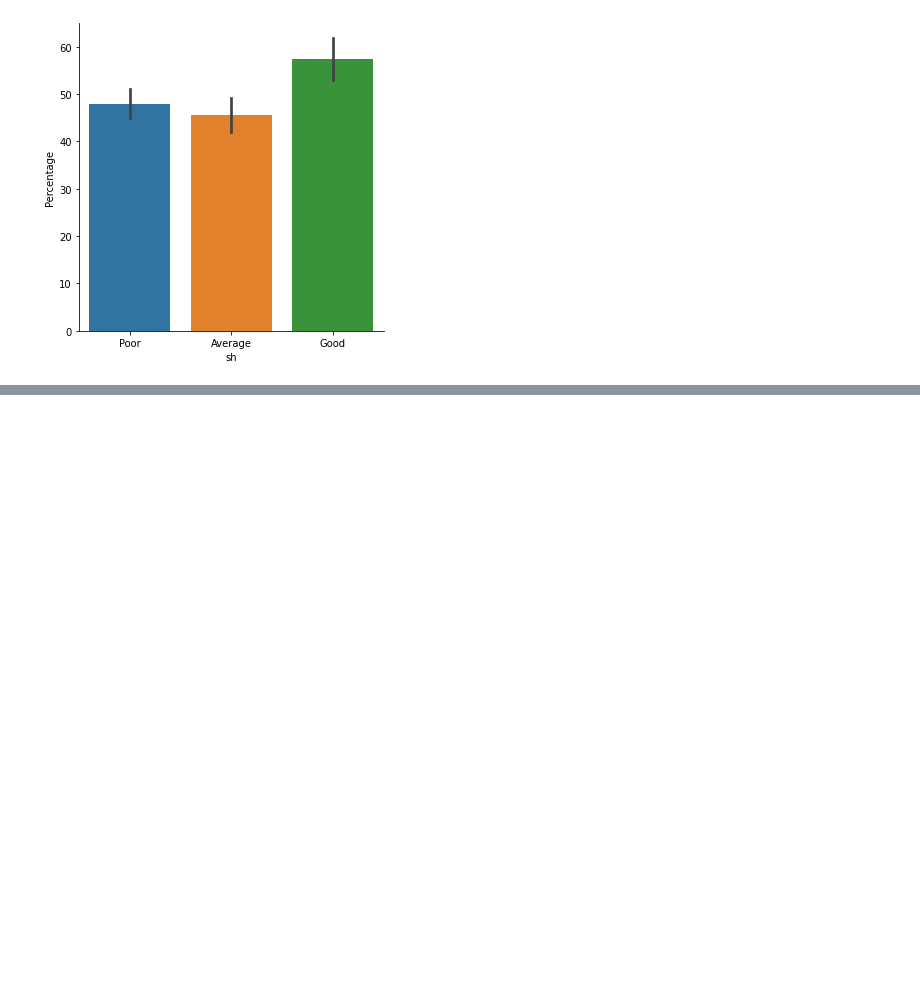
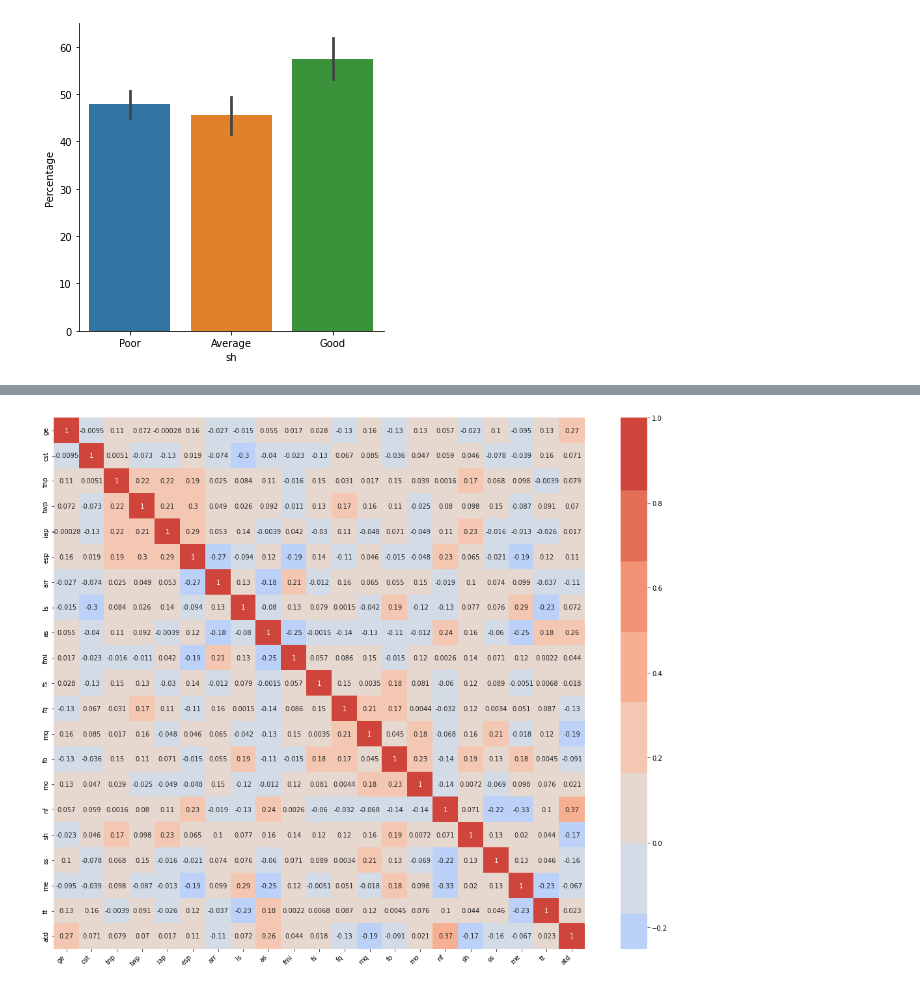
Before and after one commit to rghimre3/INFO-5502, a Jupyter notebook: lab_assignment_04.ipynb, the cells around one changed output, grey strips where cells are left out. Saved outputs shown, nothing was run; the diff lists cells and outputs as text; code cells hidden in the pictures; blank space fills up the shorter version.

```diff
--- a/lab_assignment_04.ipynb
+++ b/lab_assignment_04.ipynb
@@ -128,0 +136,28 @@ sns.factorplot(x ='sh', y ='Percentage', data = df, kind ='bar')
+# %%
+
+df2 = pd.read_csv(r'https://raw.githubusercontent.com/suthapalliuday/INFO5502-Summer2022/main/datasets/lab-assignment-04-student-performance.csv')
+df2 = df2.drop('ms', axis = 1)
+cat_columns = df2.select_dtypes(['object']).columns
+
+#convert all categorical columns to numeric
+df2[cat_columns] = df2[cat_columns].apply(lambda x: pd.factorize(x)[0])
+
+#Create correlation matrix.
+corr = df2.corr()
+
+#Configure heat map
+fig, ax = plt.subplots(figsize=(20,15))
+ax = sns.heatmap(
+    corr,
+    annot = True,
+    vmin=-0.25, vmax=1, center=0,
+    cmap=sns.color_palette("coolwarm", 12),
+    square=True
+)
+ax.set_xticklabels(
+    ax.get_xticklabels(),
+    rotation=45,
+    horizontalalignment='right'
+);
+# %% [output]
+[figure, added]
```
Also changed, not shown: parts of 2 cells of this notebook.
